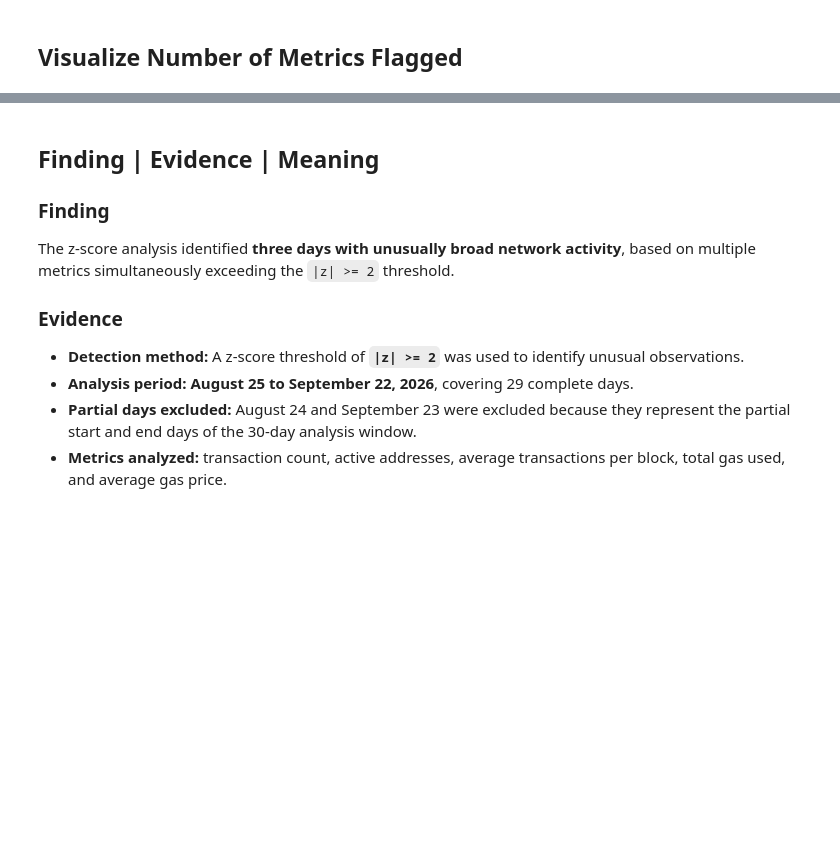
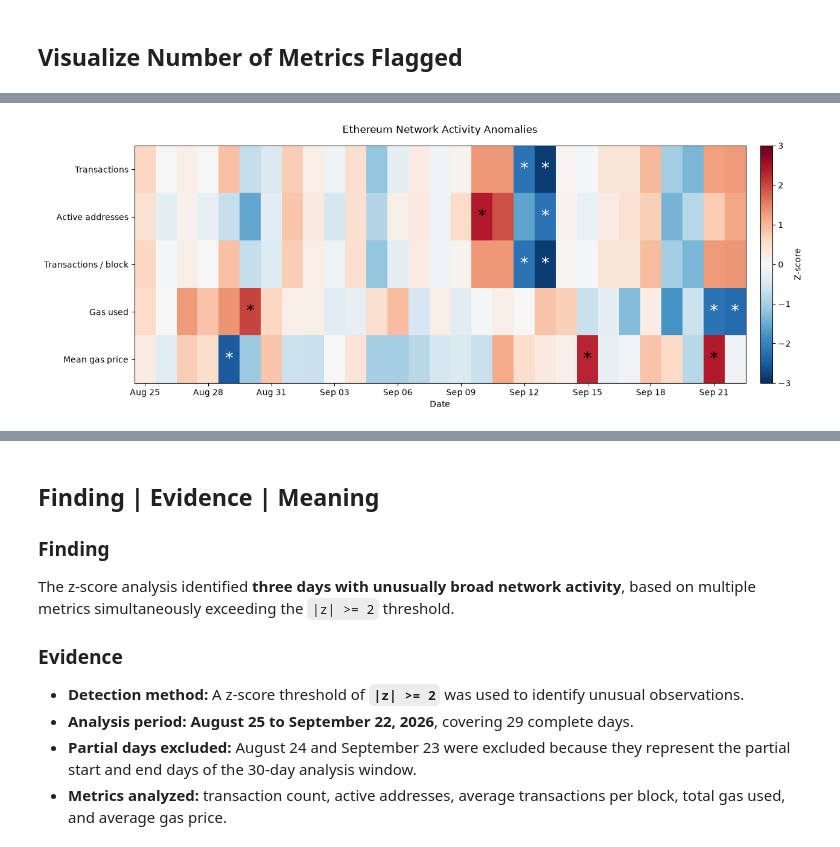
Before and after one commit to yunus-leo/ethereum-30-day-network-analysis, a Jupyter notebook: notebooks/08_network_activity_anomalies.ipynb, the cells around one changed output, grey strips where cells are left out. Cells and saved outputs as stored; diff of their text form; code cells hidden in the pictures; blank space fills up the shorter version.

Commit message:
add network activity anomaly heatmap

```diff
--- a/notebooks/08_network_activity_anomalies.ipynb
+++ b/notebooks/08_network_activity_anomalies.ipynb
@@ -527,0 +533,81 @@ fig.show()
+# %%
+import matplotlib.dates as mdates
+
+# Arrange metrics as rows and complete dates as columns.
+heatmap_df = complete_days.sort_values("date").copy()
+
+zscore_columns = [f"{metric}_zscore" for metric in metrics]
+
+metric_labels = {
+    "transaction_count": "Transactions",
+    "active_addresses": "Active addresses",
+    "avg_transactions_per_block": "Transactions / block",
+    "total_gas_used": "Gas used",
+    "avg_gas_price_gwei": "Mean gas price",
+}
+
+heatmap_values = heatmap_df[zscore_columns].T
+
+fig, ax = plt.subplots(figsize=(14, 5))
+
+image = ax.imshow(
+    heatmap_values,
+    cmap="RdBu_r",
+    vmin=-3,
+    vmax=3,
+    aspect="auto",
+    interpolation="nearest",
+)
+
+# Label the five metrics.
+ax.set_yticks(range(len(metrics)))
+ax.set_yticklabels([metric_labels[metric] for metric in metrics])
+
+# Show one date label every three days.
+tick_positions = list(range(0, len(heatmap_df), 3))
+
+ax.set_xticks(tick_positions)
+ax.set_xticklabels(
+    heatmap_df["date"].iloc[tick_positions].dt.strftime("%b %d")
+)
+
+# Mark both unusually high and unusually low observations.
+for row in range(len(metrics)):
+    for column in range(len(heatmap_df)):
+        zscore = heatmap_values.iloc[row, column]
+
+        if abs(zscore) >= 2:
+            ax.text(
+                column,
+                row,
+                "*",
+                ha="center",
+                va="center",
+                fontsize=20,
+                color="white" if zscore < 0 else "black",
+            )
+
+colorbar = fig.colorbar(image, ax=ax, pad=0.02)
+colorbar.set_label("Z-score")
+
+ax.set_title("Ethereum Network Activity Anomalies", pad=15)
+ax.set_xlabel("Date")
+
+plt.tight_layout()
+
+# Save before plt.show() for use in the Word/PDF report.
+from pathlib import Path
+
+output_directory = Path("../visualizations")
+output_directory.mkdir(parents=True, exist_ok=True)
+
+# fig.savefig(
+#     output_directory / "08_network_activity_anomalies_heatmap.png",
+#     dpi=300,
+#     bbox_inches="tight",
+#     facecolor="white",
+# )
+
+plt.show()
+# %% [output]
+[figure, added]
```
Also changed, not shown: parts of 5 cells of this notebook.
